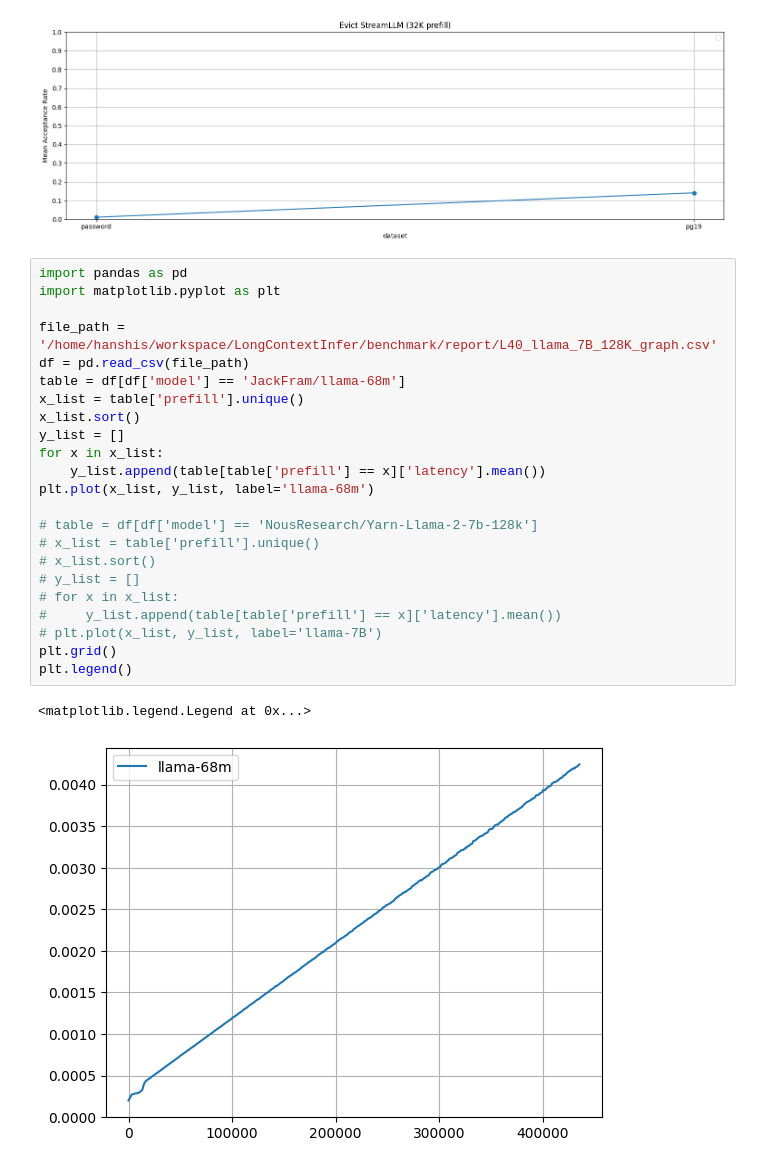
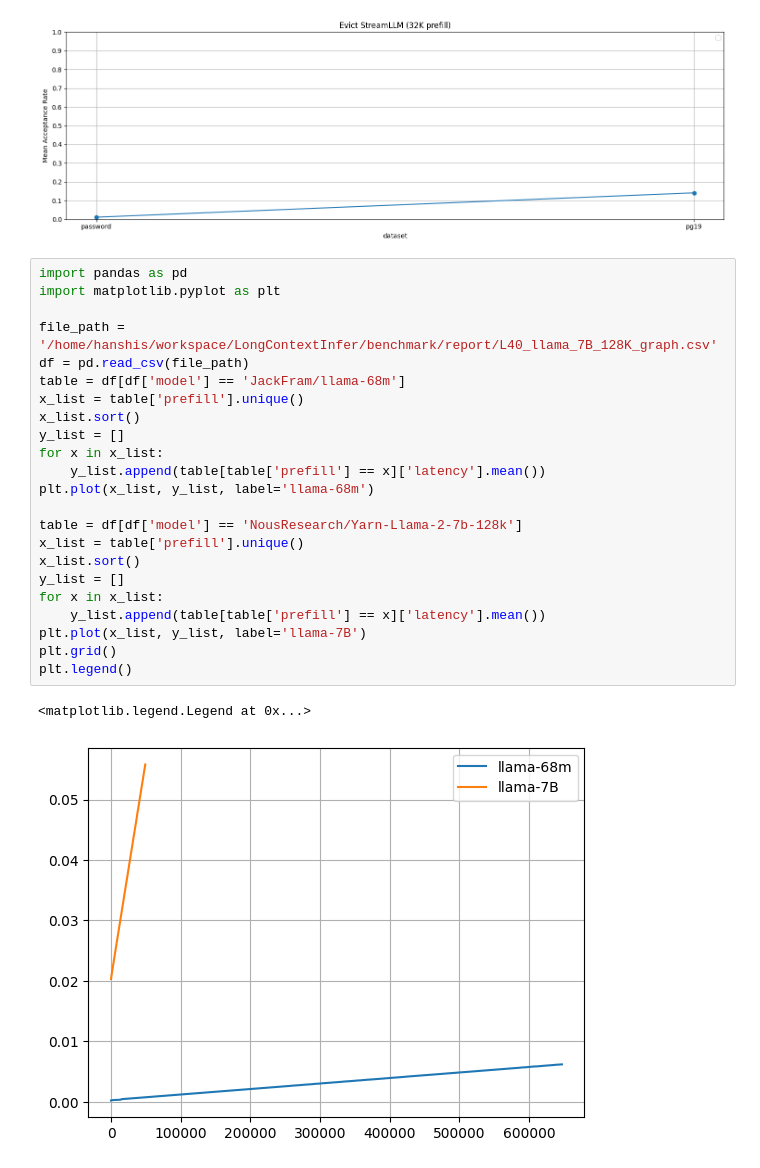
Before and after one commit to ranonrkm/TriForce-legacy, a Jupyter notebook: apps/plot.ipynb, the cells around one changed output. Cells and saved outputs as stored; diff of their text form.

```diff
--- a/apps/plot.ipynb
+++ b/apps/plot.ipynb
@@ -93,29 +113,29 @@ Plotting
 # %%
 import pandas as pd
 import matplotlib.pyplot as plt
 
 file_path = '/home/hanshis/workspace/LongContextInfer/benchmark/report/L40_llama_7B_128K_graph.csv'
 df = pd.read_csv(file_path)
 table = df[df['model'] == 'JackFram/llama-68m']
 x_list = table['prefill'].unique()
 x_list.sort()
 y_list = []
 for x in x_list:
     y_list.append(table[table['prefill'] == x]['latency'].mean())
 plt.plot(x_list, y_list, label='llama-68m')
 
-# table = df[df['model'] == 'NousResearch/Yarn-Llama-2-7b-128k']
-# x_list = table['prefill'].unique()
-# x_list.sort()
-# y_list = []
-# for x in x_list:
-#     y_list.append(table[table['prefill'] == x]['latency'].mean())
-# plt.plot(x_list, y_list, label='llama-7B')
+table = df[df['model'] == 'NousResearch/Yarn-Llama-2-7b-128k']
+x_list = table['prefill'].unique()
+x_list.sort()
+y_list = []
+for x in x_list:
+    y_list.append(table[table['prefill'] == x]['latency'].mean())
+plt.plot(x_list, y_list, label='llama-7B')
 plt.grid()
 plt.legend()
 # %% [output]
 <matplotlib.legend.Legend at 0x...>
-[figure, old version]
+[figure, new version]
 # %%
 import pandas as pd
 import matplotlib.pyplot as plt
```
Also changed, not shown: parts of 2 cells of this notebook, 11 other files.
